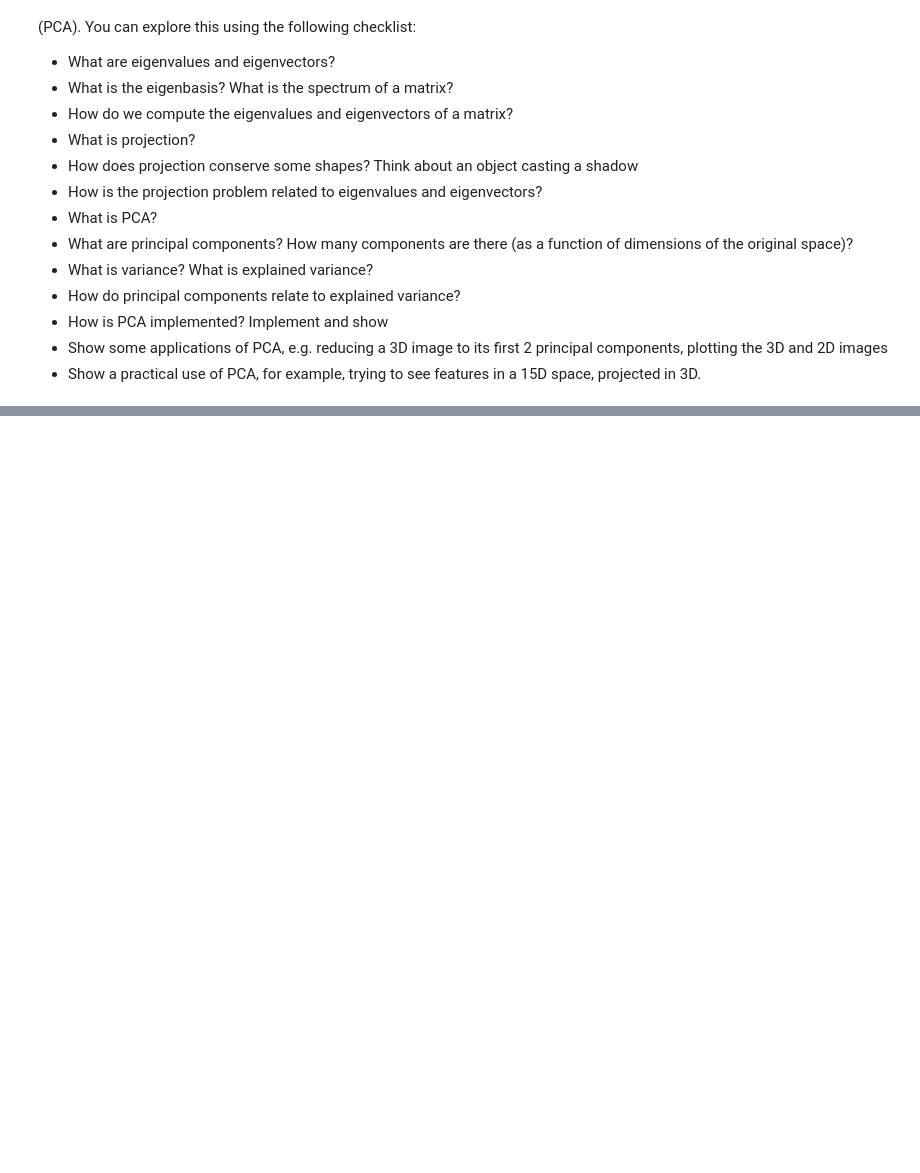
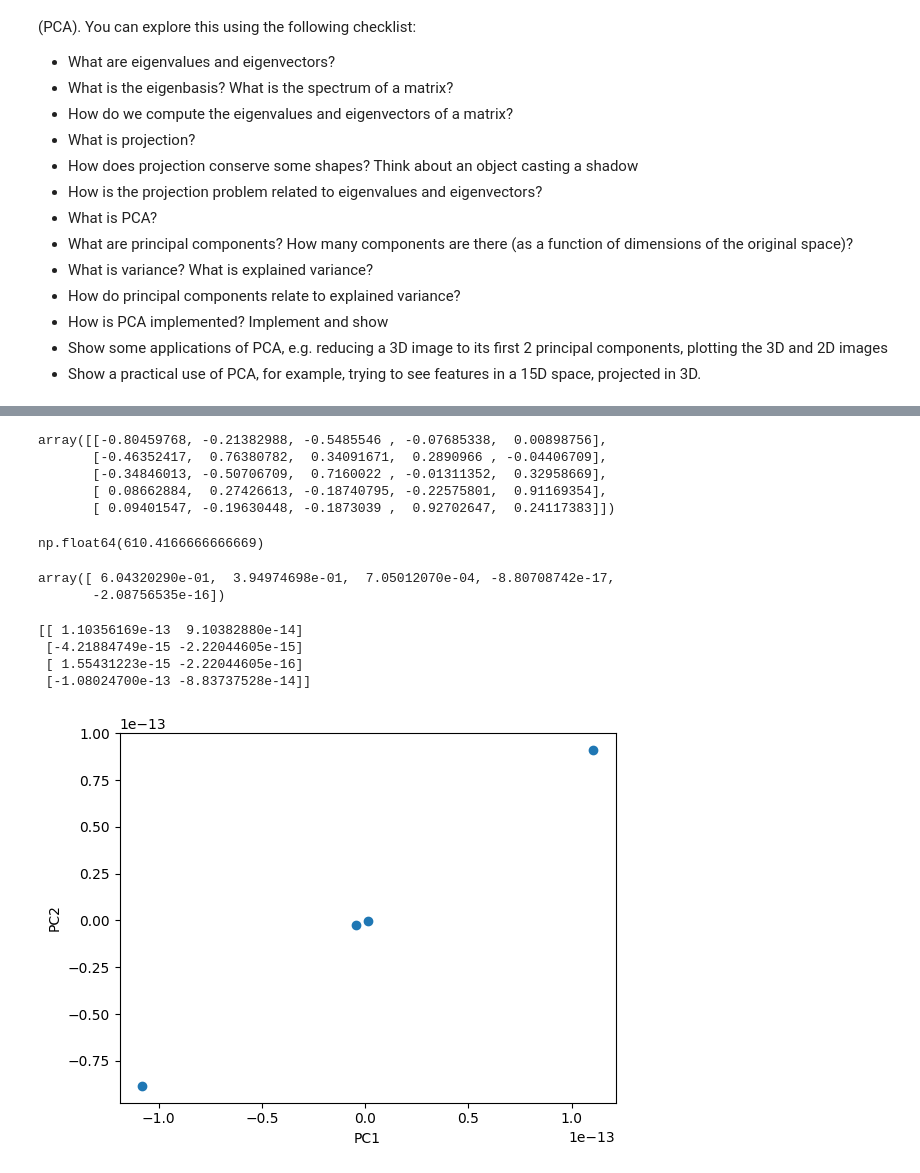
Before and after one commit to plamensve/Math-concepts-for-Developers---2026, a Jupyter notebook: 02_linear_algebra/plamen_svetoslavov/exercise/Linear-Algebra-Exercise.ipynb, the cells around one changed output, grey strips where cells are left out. Drawn from its saved outputs; the diff is of its cells as text; code cells hidden in the pictures; blank space fills up the shorter version.

```diff
--- a/02_linear_algebra/plamen_svetoslavov/exercise/Linear-Algebra-Exercise.ipynb
+++ b/02_linear_algebra/plamen_svetoslavov/exercise/Linear-Algebra-Exercise.ipynb
@@ -990,0 +1003,43 @@ array([[  25.  ,  -60.  ,  -77.5 ,   52.5 ,   12.5 ],
+# %%
+eigenvalues = np.sort(eigenvalues)[::-1]
+# %%
+idx = np.argsort(eigenvalues)[::-1]
+eigenvalues = eigenvalues[idx]
+eigenvectors = eigenvectors[:, idx]
+eigenvectors
+# %% [output]
+array([[-0.80459768, -0.21382988, -0.5485546 , -0.07685338,  0.00898756],
+       [-0.46352417,  0.76380782,  0.34091671,  0.2890966 , -0.04406709],
+       [-0.34846013, -0.50706709,  0.7160022 , -0.01311352,  0.32958669],
+       [ 0.08662884,  0.27426613, -0.18740795, -0.22575801,  0.91169354],
+       [ 0.09401547, -0.19630448, -0.1873039 ,  0.92702647,  0.24117383]])
+# %%
+total_variance = np.sum(eigenvalues)
+total_variance
+# %% [output]
+np.float64(610.4166666666669)
+# %%
+explained_variance_ratio = eigenvalues / total_variance
+explained_variance_ratio
+# %% [output]
+array([ 6.04320290e-01,  3.94974698e-01,  7.05012070e-04, -8.80708742e-17,
+       -2.08756535e-16])
+# %%
+k = 2
+principal_components = eigenvectors[:, :k]
+# %%
+Z = centered_matrix @ principal_components
+# %%
+print(Z)
+# %% [output]
+[[ 1.10356169e-13  9.10382880e-14]
+ [-4.21884749e-15 -2.22044605e-15]
+ [ 1.55431223e-15 -2.22044605e-16]
+ [-1.08024700e-13 -8.83737528e-14]]
+# %%
+plt.scatter(Z[:, 0], Z[:, 1])
+plt.xlabel("PC1")
+plt.ylabel("PC2")
+plt.show()
+# %% [output]
+[figure, added]
```
Also changed, not shown: parts of 19 cells of this notebook.
